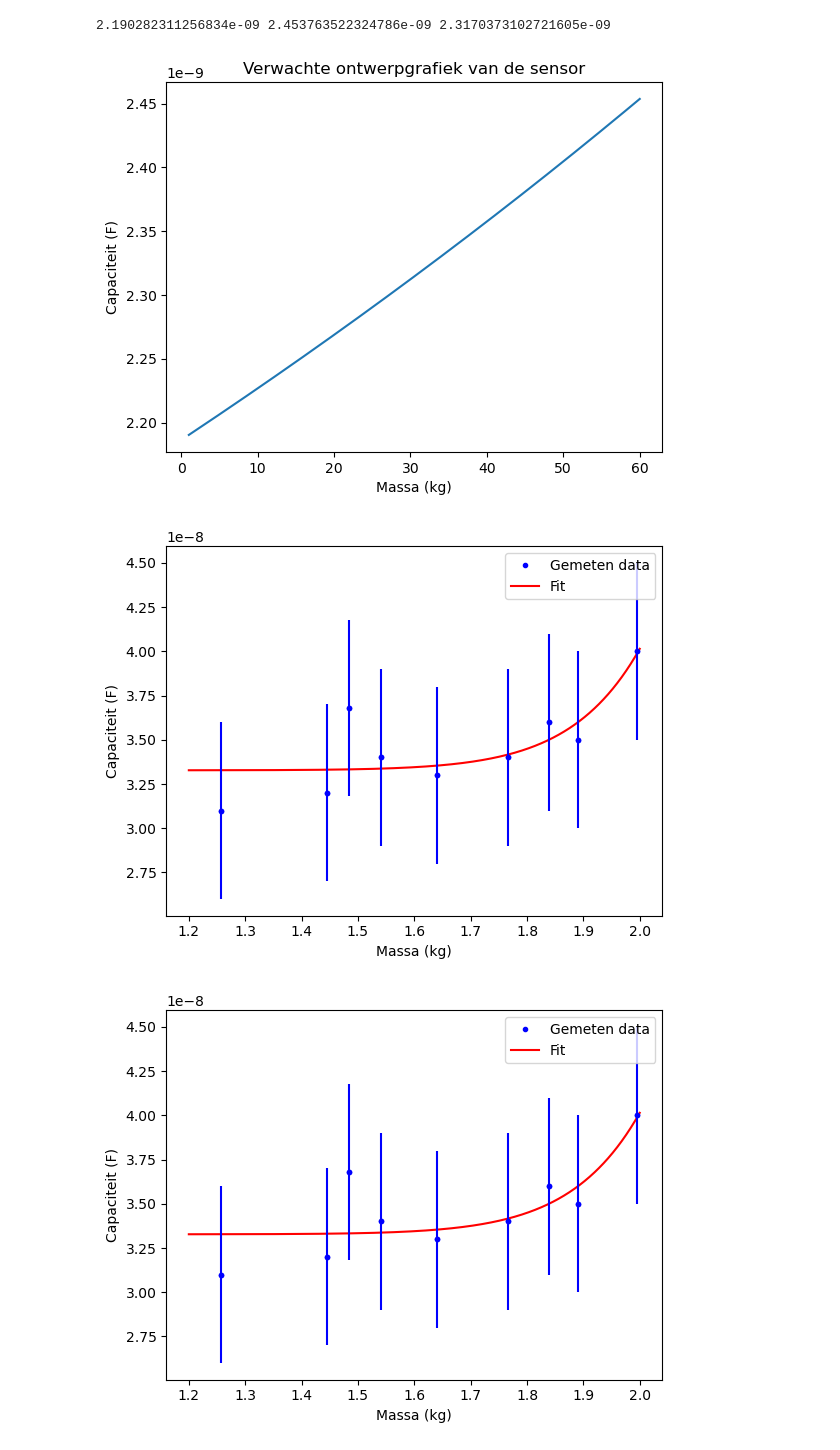
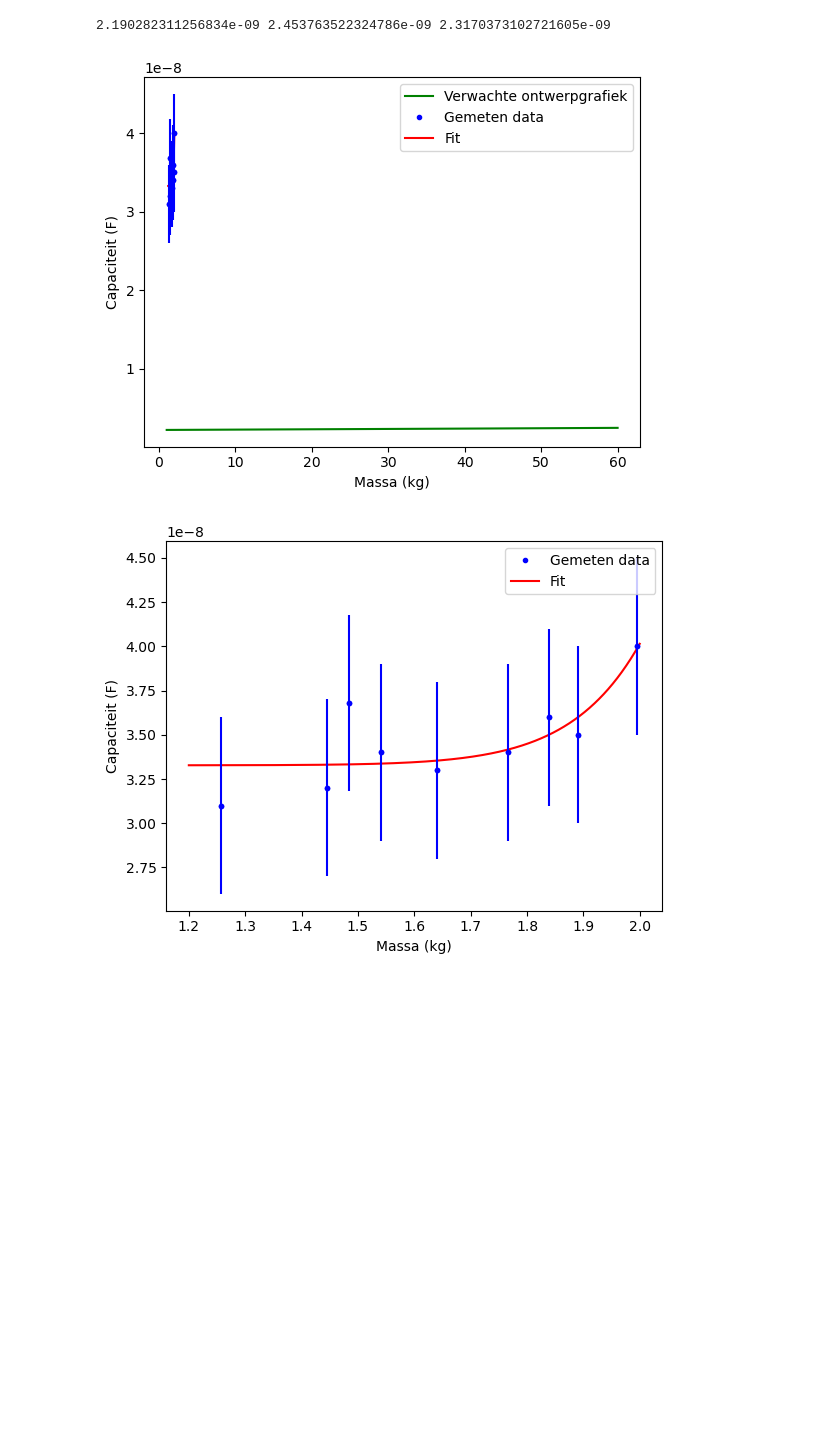
Before and after one commit to AragonMvD/opdrachten-DEF-Day, a Jupyter notebook: FysiekeOntwerpopdrachten/2OntwerpEenSensorCondensator/DEFOntwerpopdracht2OntwerpEenSensorInvulTemplate.ipynb, the cells around one changed output. Drawn from its saved outputs; the diff is of its cells as text; code cells hidden in the pictures; blank space fills up the shorter version.

Commit message:
aanpassingen gedaan, klaar voor nakijken2

```diff
--- a/FysiekeOntwerpopdrachten/2OntwerpEenSensorCondensator/DEFOntwerpopdracht2OntwerpEenSensorInvulTemplate.ipynb
+++ b/FysiekeOntwerpopdrachten/2OntwerpEenSensorCondensator/DEFOntwerpopdracht2OntwerpEenSensorInvulTemplate.ipynb
@@ -399,34 +392,0 @@ print(np.min(y_sample), np.max(y_sample), np.mean(y_sample))
-# %%
-# EPSILON R BEPALEN VOOR METINGEN, GEZIEN NIET LINEARE GEDRAG SPONZEN
-
-L = 0.3 # m
-B = 0.3 # m
-d = 0.001 # m
-er = 107
-C_theoretical = capacity(er,L,B,d)
-
-V_out_measured = 5 #v
-amplitude_real = 8 #V
-frequency_real = 1e5 #Hz
-R = 1000 #Ohm
-
-C_measured =func(amplitude_real, frequency_real, V_out_measured, R)
-
-V_expectd = C_theoretical * (amplitude_real * frequency_real * R * 2*np.pi)
-
-print(f"Berekende capaciteit plaatcondensator groep 27 is {C_theoretical} F")
-print(f"Gemeten capaciteit plaatcondensator groep 27 is {C_measured} F")
-print(f"Berekend voltage is {V_expectd} V")
-
-def epsilon_r(C, L, B, d):
-    '''
-    C = capaciteit in F
-    L = lengte in m
-    B = breedte in m
-    d = afstand tussen platen in m
-    '''
-    er = (C * d) / (e0 * B * L)
-    return er
-
-e_r = epsilon_r(C_measured, L, B, d)
-print(f"Gemeten epsilon_r is {e_r}")
@@ -474,45 +422,39 @@ print(np.min(y_sample), np.max(y_sample), np.mean(y_sample))
 # Plot hier je gemeten kalibratiegrafiek en plot in dezelfde figuur ook je verwachte ontwerpgrafiek.
 
 
-plt.figure()
 x_sample = np.linspace(1,60,10000)
 y_sample = capacity_fit(x_sample)
-plt.plot(x_sample, y_sample)
-plt.xlabel("Massa (kg)")
-plt.ylabel("Capaciteit (F)")
-plt.title("Verwachte ontwerpgrafiek van de sensor")
-plt.show()
 
 BIGdoos = 1.257     #kg
 Doos = 0.5812       #kg
 Ducttape = 0.3837   #kg
 Lader = 0.2837      #kg
 Ipad = 0.7373       #kg
 Tellie = 0.2273     #kg
 Draad = 0.5087      #kg
 Buis = 0.1886       #kg
 Fles = 0.6342       #kg
 Cedric = 60.0, 1319076352e-12       #kg
 
 massas = BIGdoos+ np.array([0, Doos, Ducttape, Lader, Ipad, Tellie, Draad, Buis, Fles])
 capaciteiten = np.array([31e-9,36e-9,33e-9, 34e-9, 40e-9, 36.8e-9, 34e-9, 32e-9, 35e-9])
 
 def funcy(x,a,b,c):
     return a*x**c + b
 vals, covs = curve_fit(funcy, massas, capaciteiten)
 xies = np.linspace(1.2,2,1000)
 
 plt.figure()
+plt.plot(x_sample, y_sample, 'g-', label='Verwachte ontwerpgrafiek')
 plt.plot(massas, capaciteiten, 'b.', label='Gemeten data')
 plt.plot(xies, funcy(xies, *vals), 'r-', label='Fit')
-plt.errorbar(massas, capaciteiten, yerr=5e-9, fmt='b.')
+plt.errorbar(massas, capaciteiten, yerr=5e-9, xerr=0.001, fmt='b.')
 plt.xlabel("Massa (kg)")
 plt.ylabel("Capaciteit (F)")
 plt.legend()
 plt.show()
 # %% [output]
-[figure, old version]
+[figure, new version]
-[figure, removed]
 # %%
 
 BIGdoos = 1.257     #kg
```
Also changed, not shown: parts of 7 cells of this notebook.
